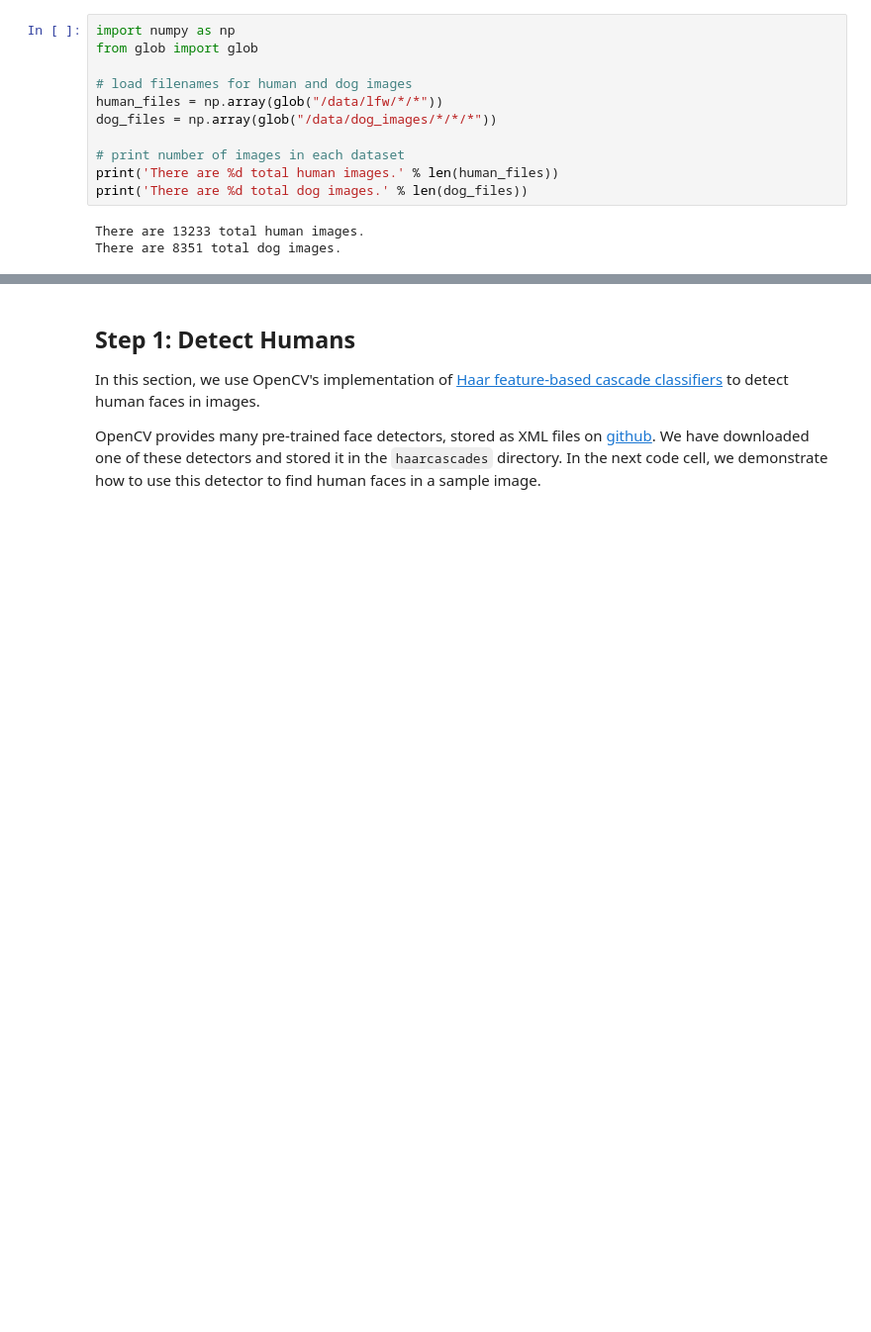
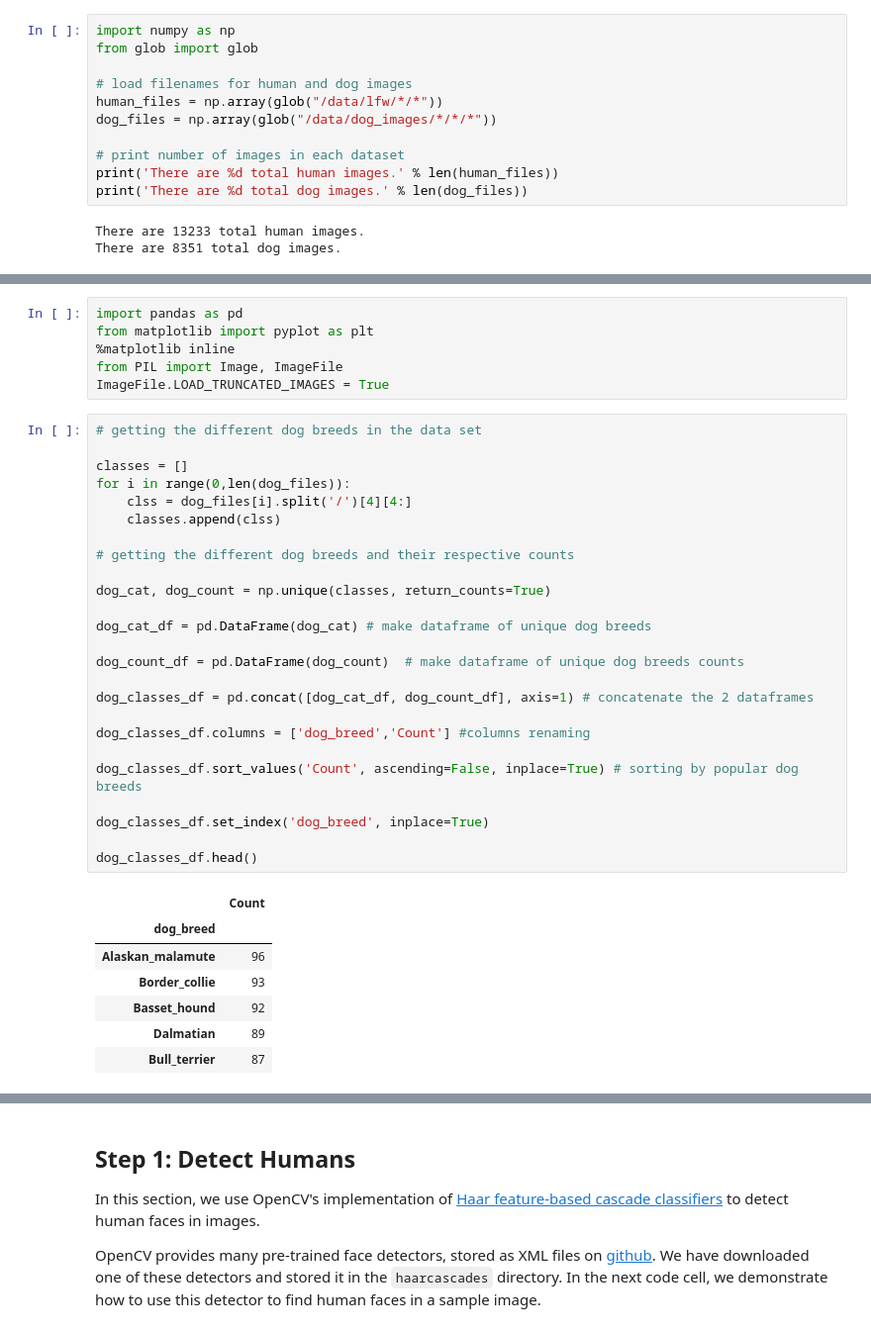
Before and after one commit to jbronyah/dog-breed-classifier, a Jupyter notebook: dog_app_pytorch.ipynb, the cells around one changed output, grey strips where cells are left out. Shown at 99% size. Saved outputs shown, nothing was run; the diff lists cells and outputs as text; blank space fills up the shorter version.

```diff
--- a/dog_app_pytorch.ipynb
+++ b/dog_app_pytorch.ipynb
@@ -69,0 +83,39 @@ There are 8351 total dog images.
+# %%
+import pandas as pd
+from matplotlib import pyplot as plt
+%matplotlib inline
+from PIL import Image, ImageFile
+ImageFile.LOAD_TRUNCATED_IMAGES = True
+# %%
+# getting the different dog breeds in the data set
+
+classes = []
+for i in range(0,len(dog_files)):
+    clss = dog_files[i].split('/')[4][4:]
+    classes.append(clss)
+
+# getting the different dog breeds and their respective counts
+
+dog_cat, dog_count = np.unique(classes, return_counts=True)
+
+dog_cat_df = pd.DataFrame(dog_cat) # make dataframe of unique dog breeds
+
+dog_count_df = pd.DataFrame(dog_count)  # make dataframe of unique dog breeds counts
+
+dog_classes_df = pd.concat([dog_cat_df, dog_count_df], axis=1) # concatenate the 2 dataframes
+
+dog_classes_df.columns = ['dog_breed','Count'] #columns renaming
+
+dog_classes_df.sort_values('Count', ascending=False, inplace=True) # sorting by popular dog breeds
+
+dog_classes_df.set_index('dog_breed', inplace=True)
+
+dog_classes_df.head()
+# %% [output]
+|  | Count |
+| dog_breed |  |
+| Alaskan_malamute | 96 |
+| Border_collie | 93 |
+| Basset_hound | 92 |
+| Dalmatian | 89 |
+| Bull_terrier | 87 |
```
Also changed, not shown: parts of 11 cells of this notebook, 1 other file.
